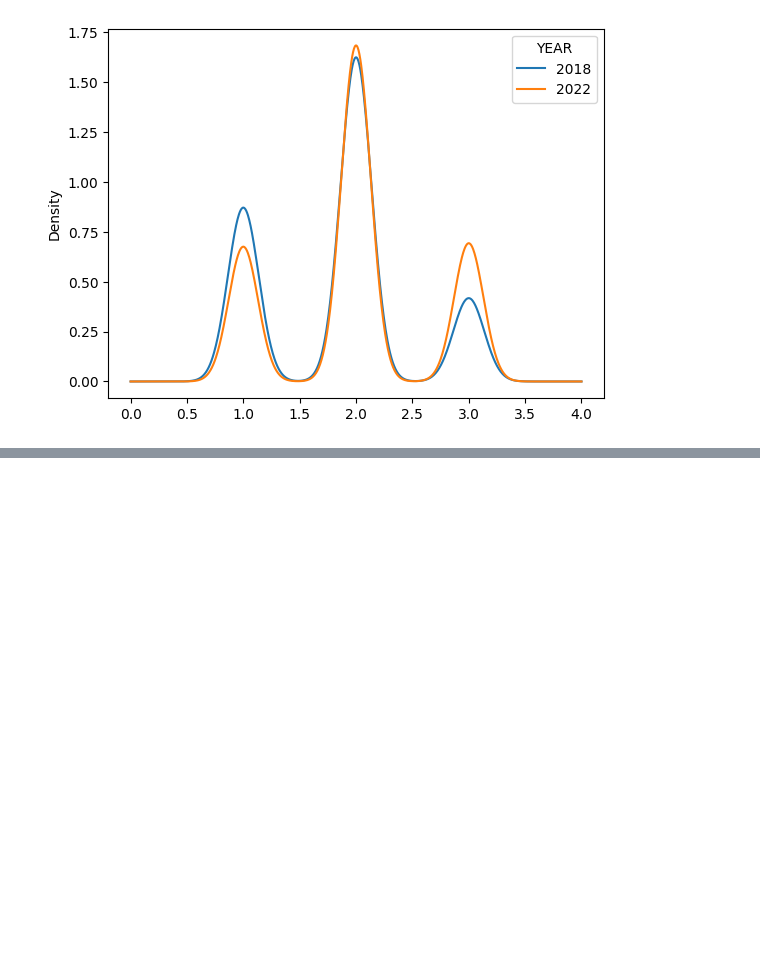
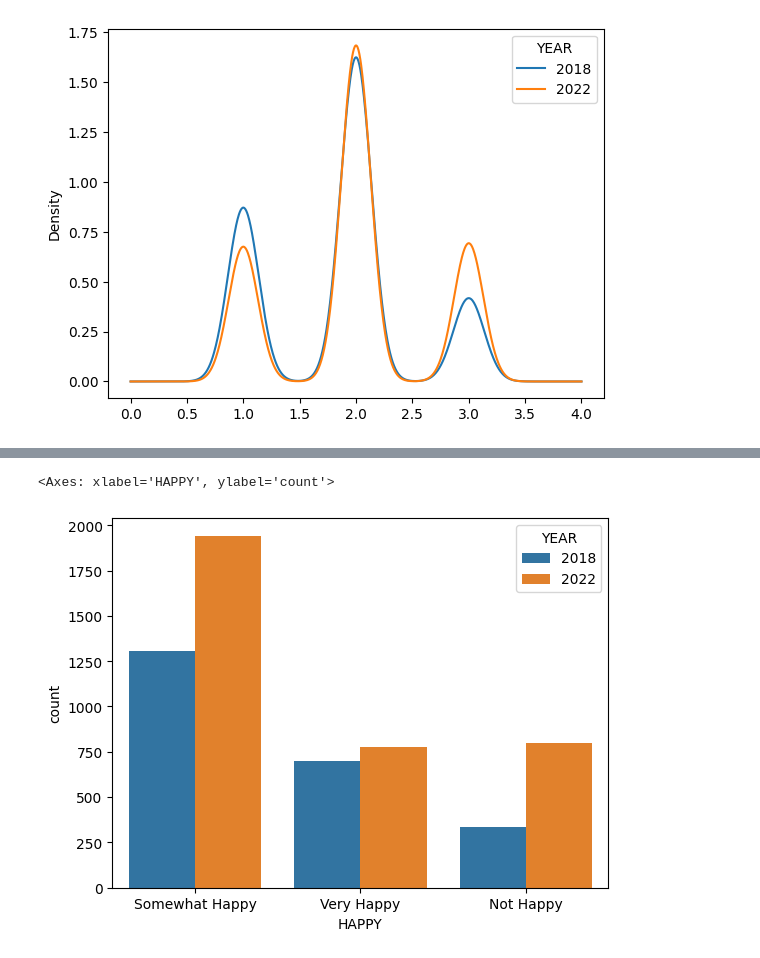
Before and after one commit to DS3001/group5, a Jupyter notebook: Copy_of_john.ipynb, the cells around one changed output, grey strips where cells are left out. Saved outputs shown, nothing was run; the diff lists cells and outputs as text; code cells hidden in the pictures; blank space fills up the shorter version.

Commit message:
Added grouped countplot (bar graph basically) and changed variable names in merged dataset

```diff
--- a/Copy_of_john.ipynb
+++ b/Copy_of_john.ipynb
@@ -140,3 +173,11 @@ df_wide.plot.density()
 # %% [output]
 <Axes: ylabel='Density'>
 [figure]
+# %%
+# change variables to categorical for cleaner visualizations
+# using merged dataset
+
+df_merged['HAPPY'] = df_merged['HAPPY'].replace(1.0,'Very Happy')
+df_merged['HAPPY'] = df_merged['HAPPY'].replace(2.0,'Somewhat Happy')
+df_merged['HAPPY'] = df_merged['HAPPY'].replace(3.0,'Not Happy')
+df_merged.head()
@@ -142,0 +191,6 @@ df_wide.plot.density()
+# %%
+# plot of merged happiness side by side
+sns.countplot(data=df_merged, x='HAPPY', hue='YEAR')
+# %% [output]
+<Axes: xlabel='HAPPY', ylabel='count'>
+[figure, added]
```
Also changed, not shown: parts of 7 cells of this notebook.
